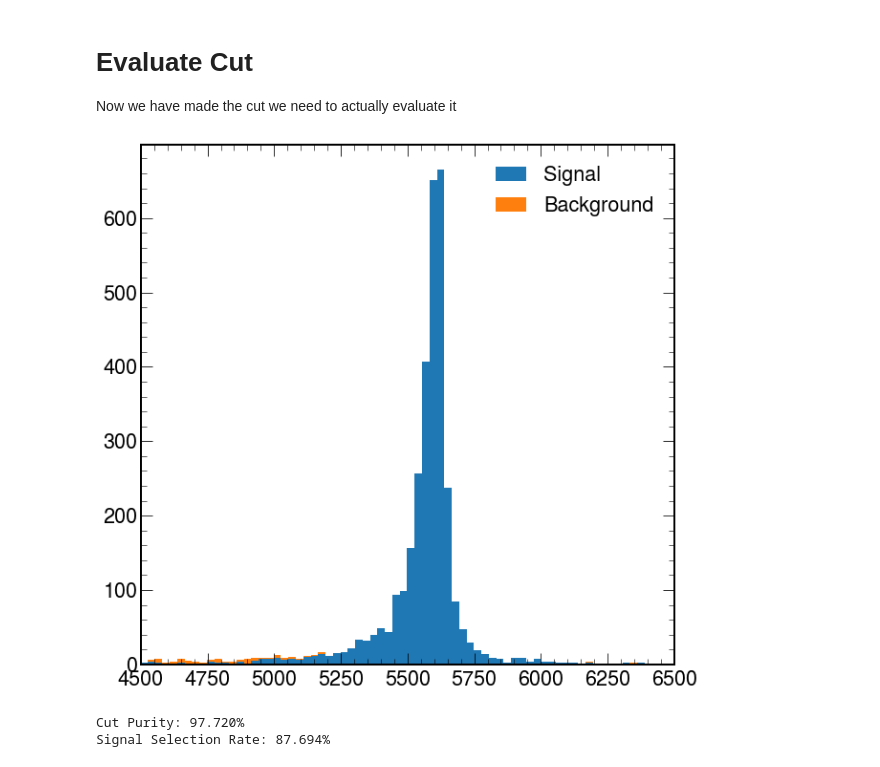
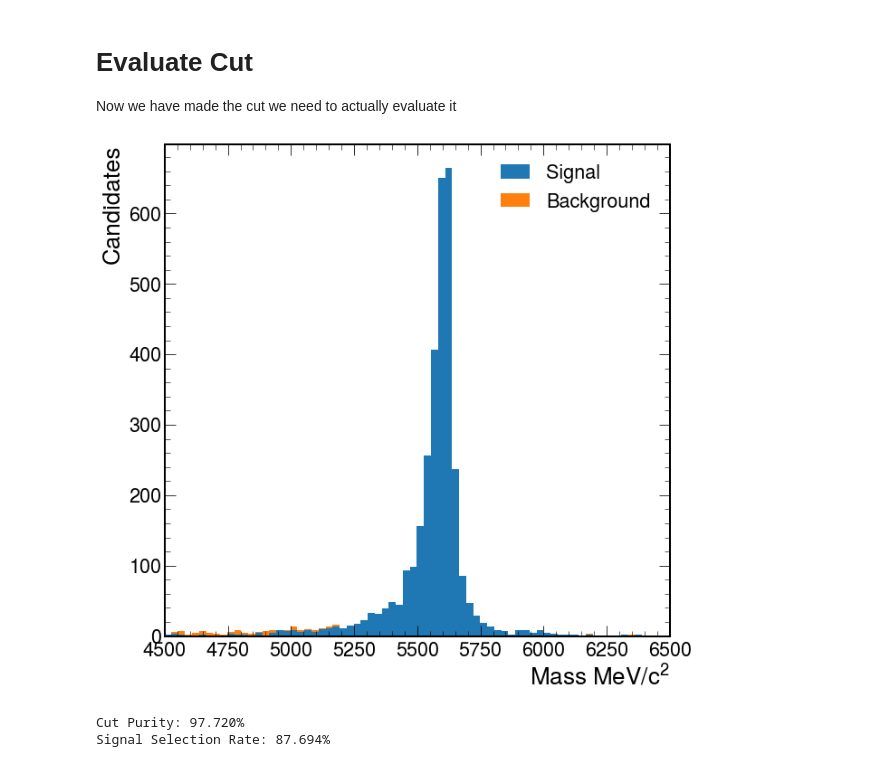
Before and after one commit to ChandlerKenworthy/Y4RareDecayProject, a Jupyter notebook: full/rare_mode.ipynb, the cells around one changed output. Drawn from its saved outputs; the diff is of its cells as text; code cells hidden in the pictures.

```diff
--- a/full/rare_mode.ipynb
+++ b/full/rare_mode.ipynb
@@ -24,8 +24,8 @@ plt.style.use([hep.style.ROOT, hep.style.firamath])
 # Load Data
 Ordinarily we would use the standard create_data framework to generate our data for us. In this rare mode case it has already been done for us, yay!
 # %%
-test = pd.read_csv('../../../mnt/d/University/Y4/Project/localproject/9.0.4/test.csv', index_col=[0])
-test.head()
+test = pd.read_csv('../data_files/9.0.4/test.csv', index_col=[0])
 
 X_test = test.drop(['category', 'Lb_M', 'IsSimulated'], axis=1)
 y_test = test[['category', 'Lb_M', 'IsSimulated']]
+test.head()
@@ -84,14 +94,15 @@ Now we have made the cut we need to actually evaluate it
 # %%
 fig, ax = plt.subplots(1, 1)
 h, _ = np.histogram(test['Lb_M'][np.logical_and(test['category']==1,test['predicted_class']==1)], bins=bins)
 h1, _ = np.histogram(test['Lb_M'][np.logical_and(test['category']==0,test['predicted_class']==1)], bins=bins)
 hep.histplot([h, h1], bins=bins, yerr=[np.sqrt(h), np.sqrt(h1)], ax=ax, label=['Signal', 'Background'], histtype='fill', stack=True)
 ax.set_xlim(4500, 6500)
-#hep.lhcb.label(loc=0)
 plt.legend()
+plt.xlabel(r'Mass $MeV/c^2$')
+plt.ylabel('Candidates')
 plt.show()
 # %% [output]
-[figure, old version]
+[figure, new version]
 # %%
 # What was the signal purity, i.e. of all that you selected how much was signal?
 purity = np.count_nonzero(np.logical_and(test['predicted_class']==1,test['category']==1))/np.count_nonzero(test['predicted_class'])
```
Also changed, not shown: parts of 14 cells of this notebook, 1 other file.
